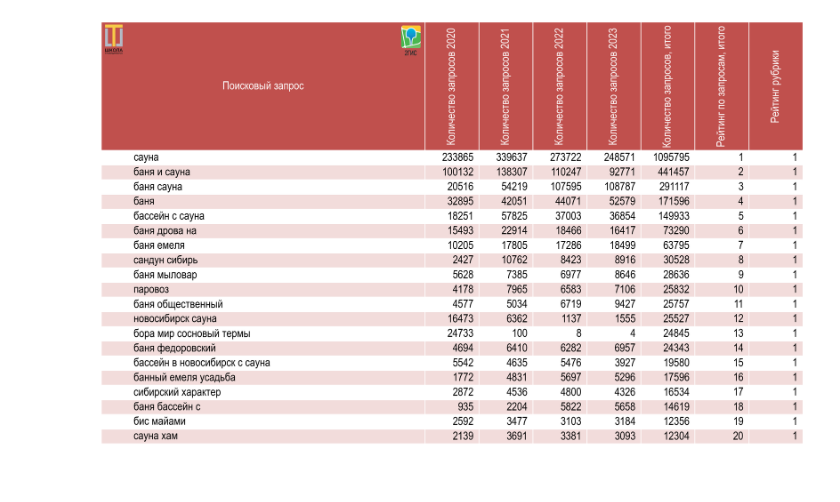
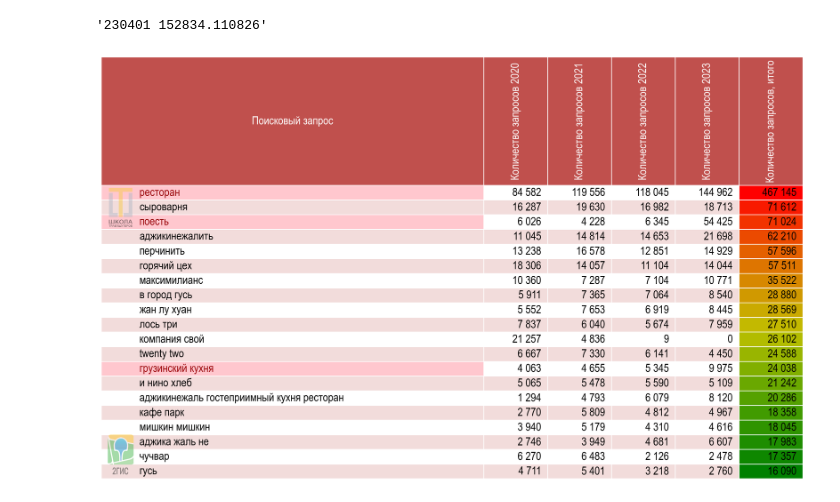
Before and after one commit to mamedovramil/Geoservice-data-analysis, a Jupyter notebook: 2gis_run.ipynb, the cells around one changed output. Drawn from its saved outputs; the diff is of its cells as text; code cells hidden in the pictures.

```diff
--- a/2gis_run.ipynb
+++ b/2gis_run.ipynb
@@ -1,6 +0,0 @@
-# %%
-%run 2gis_functions.ipynb
-
-data=pd.read_excel('files/requests_text_novosib.xlsx')
-
-render_mpl_table(data[data['Рейтинг рубрики'] == 1].drop('Рубрика', axis=1).iloc[:20], 'Таблица с лого белый шрифт')
@@ -10,3 +1,10 @@ Ready: 2023-04-01 08:26:00
+# %%
+for i in data.columns[2:-2]:
+    data[i] = data[i].apply(make_sep)
+# %%
+str(datetime.datetime.now())[2:-16].replace('-','')
+# %% [output]
+'230401 152834.110826'
 # %%
 def make_sep(number_str):
     return '{0:,}'.format(number_str).replace(',', ' ')
@@ -87,4 +65,6 @@ def make_images(file_name, header_color, row_color):
+# %%
+dups = data['Поисковый запрос'][(data['Поисковый запрос'].duplicated())&(data['Рейтинг рубрики'] > 0)].values
 # %%
-render_mpl_table(data[data['Рейтинг рубрики'] == 1].drop('Рубрика', axis=1).iloc[:20], 'Таблица с лого черный шрифт')
+render_mpl_table_dark(data[data['Рейтинг рубрики'] == 5].drop(['Рубрика', 'Рейтинг рубрики', 'Рейтинг по запросам, итого'], axis=1).iloc[:20], dups=dups)
 # %% [output]
-[figure, old version]
+[figure, new version]
```
Also changed, not shown: parts of 2 cells of this notebook, 1 other file.
